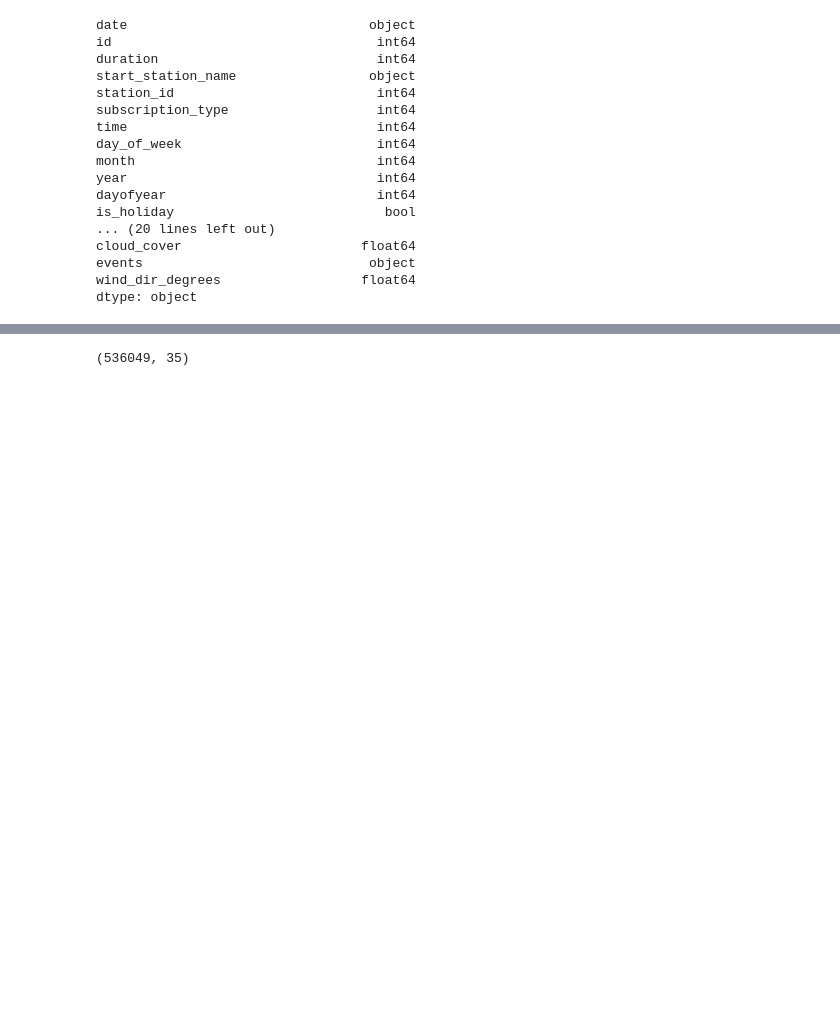
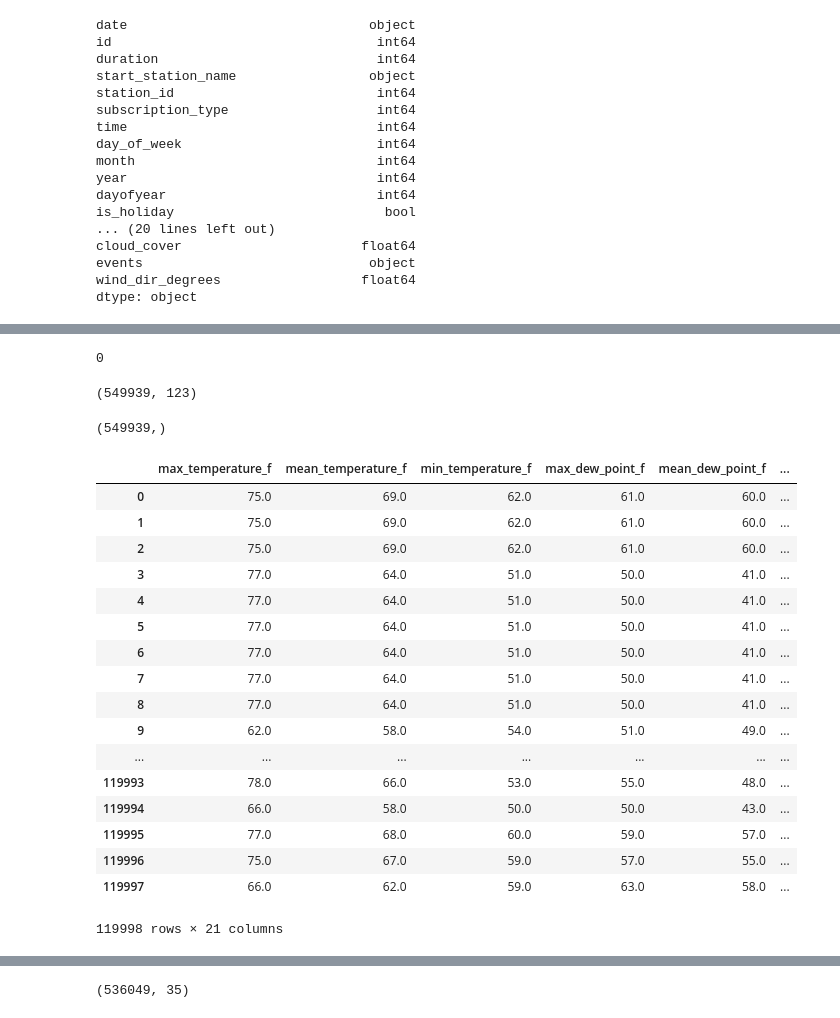
Before and after one commit to pabloernesto/sfBikes, a Jupyter notebook: scriptML_robert.ipynb, the cells around one changed output, grey strips where cells are left out. Saved outputs shown, nothing was run; the diff lists cells and outputs as text; code cells hidden in the pictures; blank space fills up the shorter version.

```diff
--- a/scriptML_robert.ipynb
+++ b/scriptML_robert.ipynb
@@ -263,3 +287,11 @@ trainCategories = train3.loc[:,['station_id',\
                        'is_holiday',
                         'events'\
                        ]]
+testCategories = test3.loc[:,['station_id',\
+                        'subscription_type',
+                       'day_of_week',\
+                       'year',\
+                       'month',\
+                       'is_holiday',
+                        'events'\
+                       ]]
@@ -276,4 +302,9 @@ array([True, False], dtype=object)
 # %%
 trainCategories = encode(trainCategories)
+# %%
+testCategories = encode(testCategories)
+# %%
+testNoCategories = test3.iloc[:,12:]
+del testNoCategories['events']
 # %%
 trainNoCategories = train3.iloc[:,13:]
@@ -280,0 +315,2 @@ del trainNoCategories['events']
+# %%
+testR = testCategories.join(testNoCategories, lsuffix = 'x',rsuffix='y')
@@ -280,0 +341,13 @@ del trainNoCategories['events']
+# %%
+trainR.isnull().sum().sum()
+# %% [output]
+0
+# %%
+trainR = trainR.dropna()
+trainR.shape
+# %% [output]
+(549939, 123)
+# %%
+train_target.shape
+# %% [output]
+(549939,)
@@ -280,0 +360,21 @@ del trainNoCategories['events']
+# %%
+testR.iloc[:,101:]
+# %% [output]
+|  | max_temperature_f | mean_temperature_f | min_temperature_f | max_dew_point_f | mean_dew_point_f | ... |
+| 0 | 75.0 | 69.0 | 62.0 | 61.0 | 60.0 | ... |
+| 1 | 75.0 | 69.0 | 62.0 | 61.0 | 60.0 | ... |
+| 2 | 75.0 | 69.0 | 62.0 | 61.0 | 60.0 | ... |
+| 3 | 77.0 | 64.0 | 51.0 | 50.0 | 41.0 | ... |
+| 4 | 77.0 | 64.0 | 51.0 | 50.0 | 41.0 | ... |
+| 5 | 77.0 | 64.0 | 51.0 | 50.0 | 41.0 | ... |
+| 6 | 77.0 | 64.0 | 51.0 | 50.0 | 41.0 | ... |
+| 7 | 77.0 | 64.0 | 51.0 | 50.0 | 41.0 | ... |
+| 8 | 77.0 | 64.0 | 51.0 | 50.0 | 41.0 | ... |
+| 9 | 62.0 | 58.0 | 54.0 | 51.0 | 49.0 | ... |
+| ... | ... | ... | ... | ... | ... | ... |
+| 119993 | 78.0 | 66.0 | 53.0 | 55.0 | 48.0 | ... |
+| 119994 | 66.0 | 58.0 | 50.0 | 50.0 | 43.0 | ... |
+| 119995 | 77.0 | 68.0 | 60.0 | 59.0 | 57.0 | ... |
+| 119996 | 75.0 | 67.0 | 59.0 | 57.0 | 55.0 | ... |
+| 119997 | 66.0 | 62.0 | 59.0 | 63.0 | 58.0 | ... |
+119998 rows × 21 columns
```
Also changed, not shown: parts of 65 cells of this notebook.
